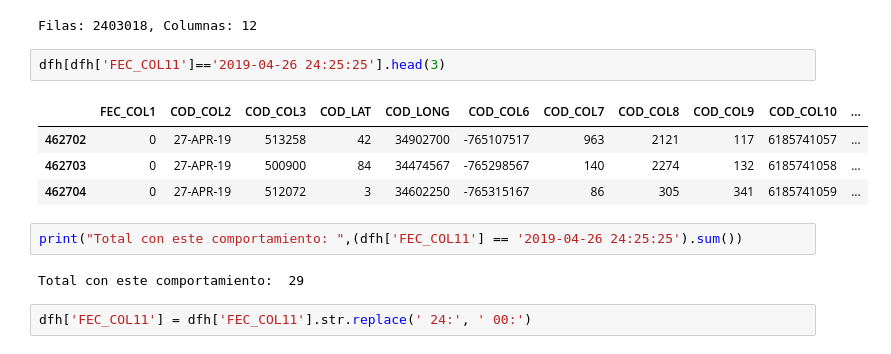
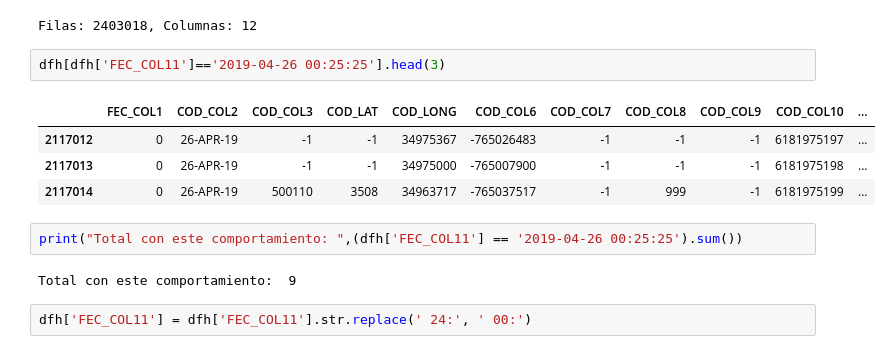
Before and after one commit to carlosjara/MCD_PDD, a Jupyter notebook: procesamiento_taller_1.ipynb, the cells around one changed output. Cells and saved outputs as stored; diff of their text form.

```diff
--- a/procesamiento_taller_1.ipynb
+++ b/procesamiento_taller_1.ipynb
@@ -57,16 +57,16 @@ print(f"Filas: {dfh.shape[0]}, Columnas: {dfh.shape[1]}")
 # %% [output]
 Filas: 2403018, Columnas: 12
 # %%
-dfh[dfh['FEC_COL11']=='2019-04-26 24:25:25'].head(3)
+dfh[dfh['FEC_COL11']=='2019-04-26 00:25:25'].head(3)
 # %% [output]
 |  | FEC_COL1 | COD_COL2 | COD_COL3 | COD_LAT | COD_LONG | COD_COL6 | COD_COL7 | COD_COL8 | COD_COL9 | COD_COL10 | ... |
-| 462702 | 0 | 27-APR-19 | 513258 | 42 | 34902700 | -765107517 | 963 | 2121 | 117 | 6185741057 | ... |
-| 462703 | 0 | 27-APR-19 | 500900 | 84 | 34474567 | -765298567 | 140 | 2274 | 132 | 6185741058 | ... |
-| 462704 | 0 | 27-APR-19 | 512072 | 3 | 34602250 | -765315167 | 86 | 305 | 341 | 6185741059 | ... |
+| 2117012 | 0 | 26-APR-19 | -1 | -1 | 34975367 | -765026483 | -1 | -1 | -1 | 6181975197 | ... |
+| 2117013 | 0 | 26-APR-19 | -1 | -1 | 34975000 | -765007900 | -1 | -1 | -1 | 6181975198 | ... |
+| 2117014 | 0 | 26-APR-19 | 500110 | 3508 | 34963717 | -765037517 | -1 | 999 | -1 | 6181975199 | ... |
 # %%
-print("Total con este comportamiento: ",(dfh['FEC_COL11'] == '2019-04-26 24:25:25').sum())
+print("Total con este comportamiento: ",(dfh['FEC_COL11'] == '2019-04-26 00:25:25').sum())
 # %% [output]
-Total con este comportamiento:  29
+Total con este comportamiento:  9
 # %%
 dfh['FEC_COL11'] = dfh['FEC_COL11'].str.replace(' 24:', ' 00:')
 # %%
```
Also changed, not shown: parts of 2 cells of this notebook, 3 other files.
